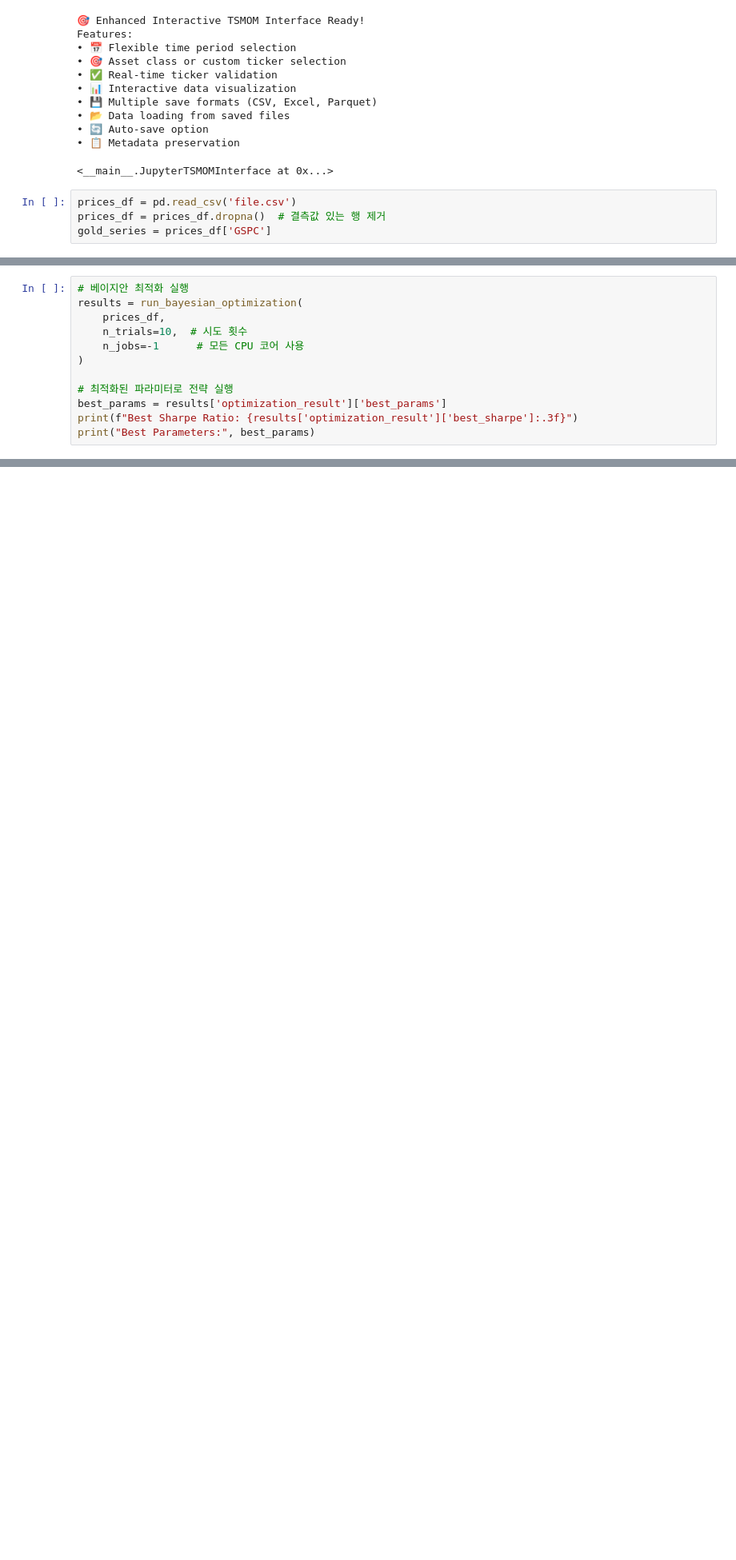
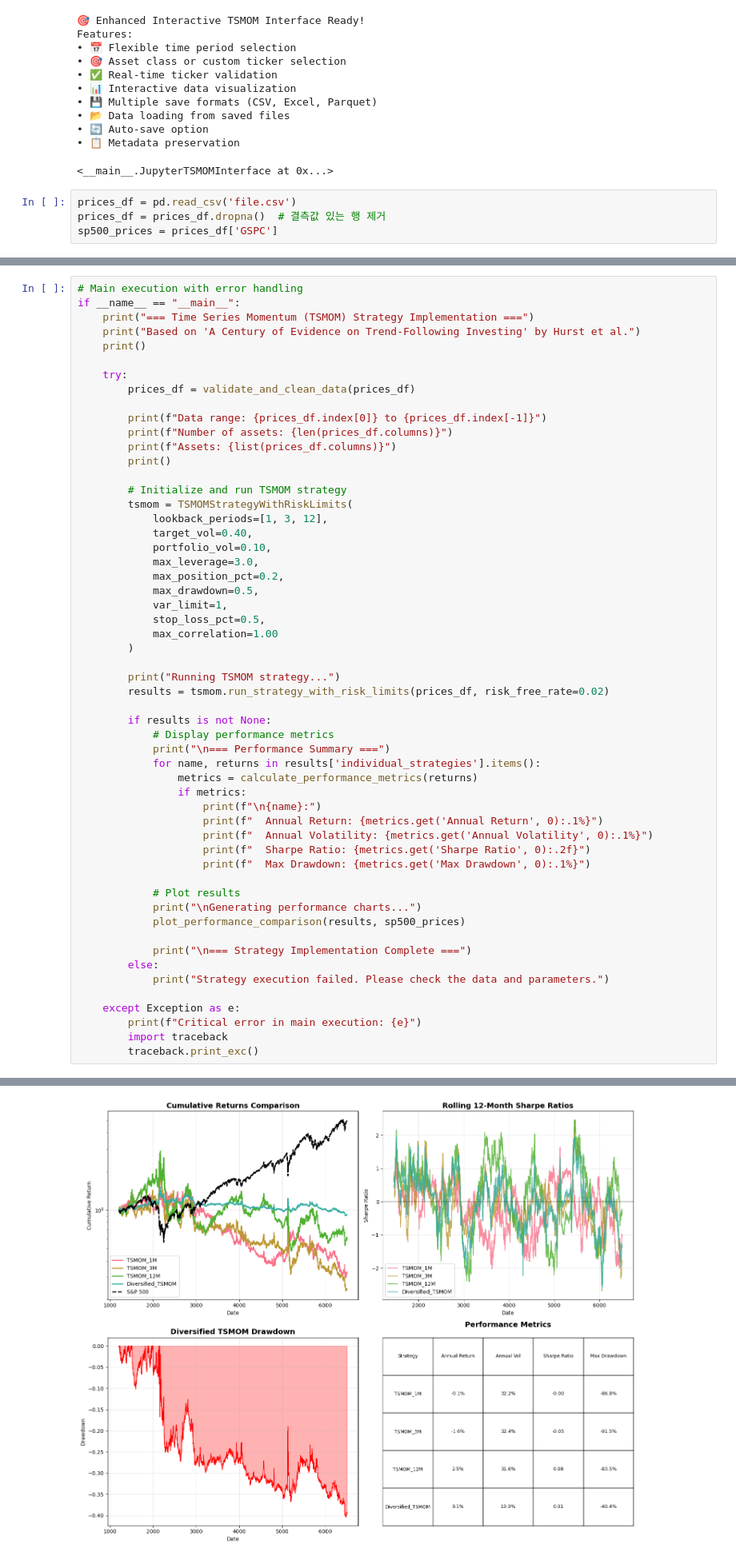
Before and after one commit to leisuredays/tsmom, a Jupyter notebook: tsmom.ipynb, the cells around one changed output, grey strips where cells are left out. Shown at 80% size. Cells and saved outputs as stored; diff of their text form; blank space fills up the shorter version.

```diff
--- a/tsmom.ipynb
+++ b/tsmom.ipynb
@@ -1650,4 +1651,4 @@ Features:
 # %%
 prices_df = pd.read_csv('file.csv')
 prices_df = prices_df.dropna()  # 결측값 있는 행 제거
-gold_series = prices_df['GSPC']
+sp500_prices = prices_df['GSPC']
@@ -2195,12 +1692,0 @@ Recommended settings:
-# %%
-# 베이지안 최적화 실행
-results = run_bayesian_optimization(
-    prices_df,
-    n_trials=10,  # 시도 횟수
-    n_jobs=-1      # 모든 CPU 코어 사용
-)
-
-# 최적화된 파라미터로 전략 실행
-best_params = results['optimization_result']['best_params']
-print(f"Best Sharpe Ratio: {results['optimization_result']['best_sharpe']:.3f}")
-print("Best Parameters:", best_params)
@@ -2750,0 +2195,56 @@ def plot_smile_curve(strategy_returns, benchmark_returns):
+# %%
+# Main execution with error handling
+if __name__ == "__main__":
+    print("=== Time Series Momentum (TSMOM) Strategy Implementation ===")
+    print("Based on 'A Century of Evidence on Trend-Following Investing' by Hurst et al.")
+    print()
+
+    try:
+        prices_df = validate_and_clean_data(prices_df)
+
+        print(f"Data range: {prices_df.index[0]} to {prices_df.index[-1]}")
+        print(f"Number of assets: {len(prices_df.columns)}")
+        print(f"Assets: {list(prices_df.columns)}")
+        print()
+
+        # Initialize and run TSMOM strategy
+        tsmom = TSMOMStrategyWithRiskLimits(
+            lookback_periods=[1, 3, 12],
+            target_vol=0.40,
+            portfolio_vol=0.10,
+            max_leverage=3.0,
+            max_position_pct=0.2,
+            max_drawdown=0.5,
+            var_limit=1,
+            stop_loss_pct=0.5,
+            max_correlation=1.00
+        )
+
+        print("Running TSMOM strategy...")
+        results = tsmom.run_strategy_with_risk_limits(prices_df, risk_free_rate=0.02)
+
+        if results is not None:
+            # Display performance metrics
+            print("\n=== Performance Summary ===")
+            for name, returns in results['individual_strategies'].items():
+                metrics = calculate_performance_metrics(returns)
+                if metrics:
+                    print(f"\n{name}:")
+                    print(f"  Annual Return: {metrics.get('Annual Return', 0):.1%}")
+                    print(f"  Annual Volatility: {metrics.get('Annual Volatility', 0):.1%}")
+                    print(f"  Sharpe Ratio: {metrics.get('Sharpe Ratio', 0):.2f}")
+                    print(f"  Max Drawdown: {metrics.get('Max Drawdown', 0):.1%}")
+
+            # Plot results
+            print("\nGenerating performance charts...")
+            plot_performance_comparison(results, sp500_prices)
+
+            print("\n=== Strategy Implementation Complete ===")
+        else:
+            print("Strategy execution failed. Please check the data and parameters.")
+
+    except Exception as e:
+        print(f"Critical error in main execution: {e}")
+        import traceback
+        traceback.print_exc()
+# %% [output]
@@ -2750,0 +2268 @@ def plot_smile_curve(strategy_returns, benchmark_returns):
+[figure, added]
```
Also changed, not shown: parts of 9 cells of this notebook.
